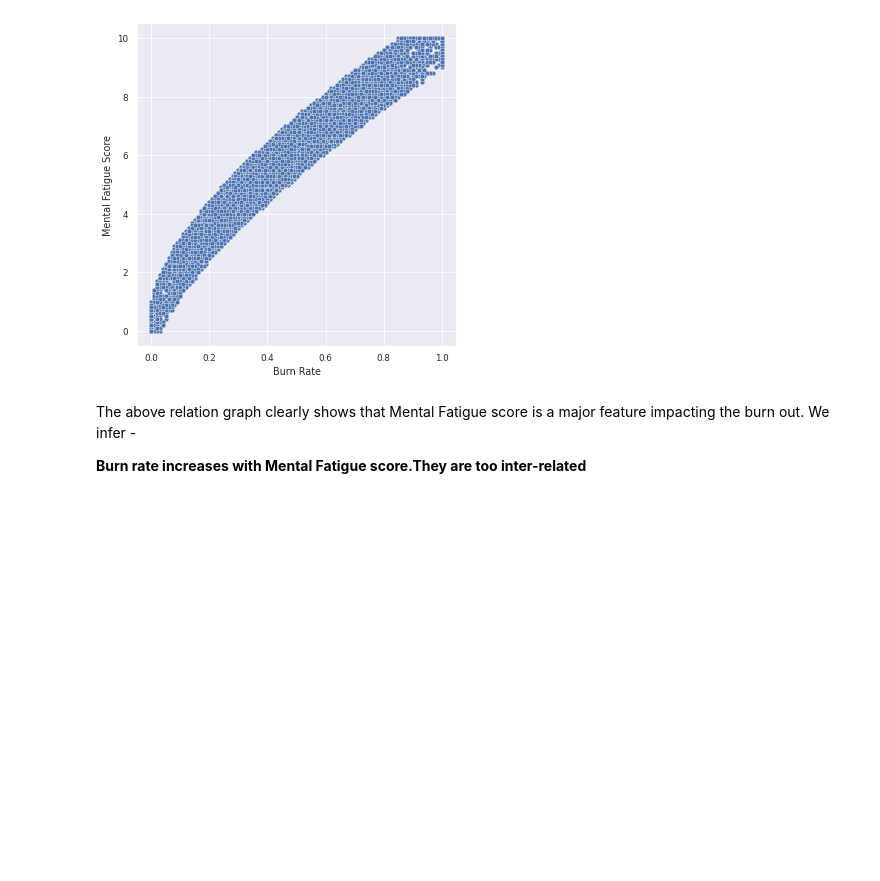
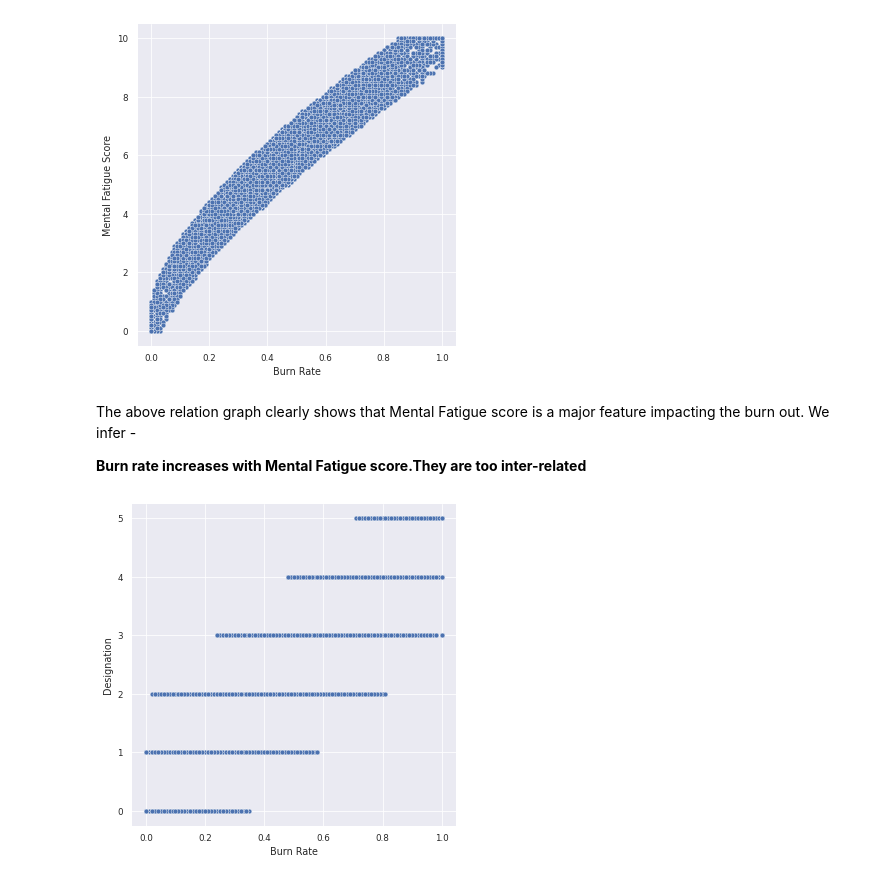
Before and after one commit to AMMLRepos/predict-mental-burnout-of-employeesu, a Jupyter notebook: Analyzing_and_predicting_employee_burnout_during_pandemic.ipynb, the cells around one changed output. Drawn from its saved outputs; the diff is of its cells as text; code cells hidden in the pictures; blank space fills up the shorter version.

```diff
--- a/Analyzing_and_predicting_employee_burnout_during_pandemic.ipynb
+++ b/Analyzing_and_predicting_employee_burnout_during_pandemic.ipynb
@@ -222,3 +222,7 @@ sns.relplot(x = "Burn Rate", y = "Mental Fatigue Score", data = raw_employee_df)
 The above relation graph clearly shows that Mental Fatigue score is a major feature impacting the burn out. We infer -
 
 **Burn rate increases with Mental Fatigue score.They are too inter-related**
+# %%
+sns.relplot(x = "Burn Rate", y = "Designation", data = raw_employee_df) ;
+# %% [output]
+[figure, added]
```
Also changed, not shown: parts of 12 cells of this notebook.
